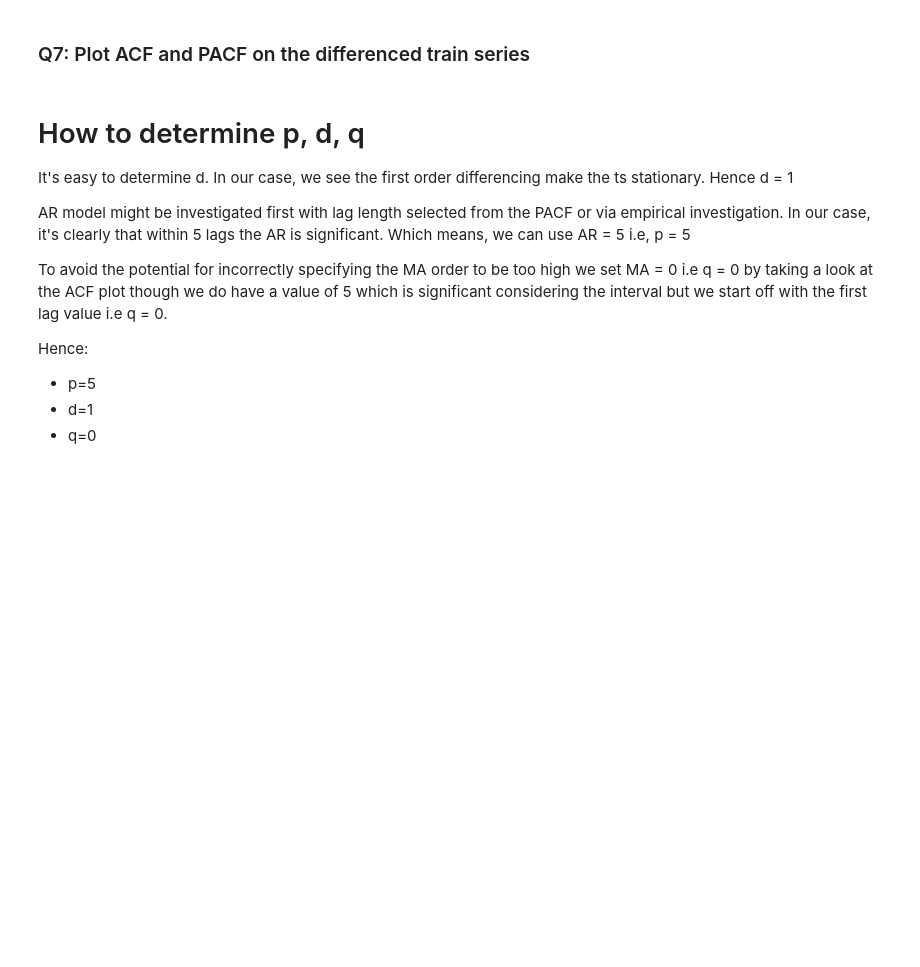
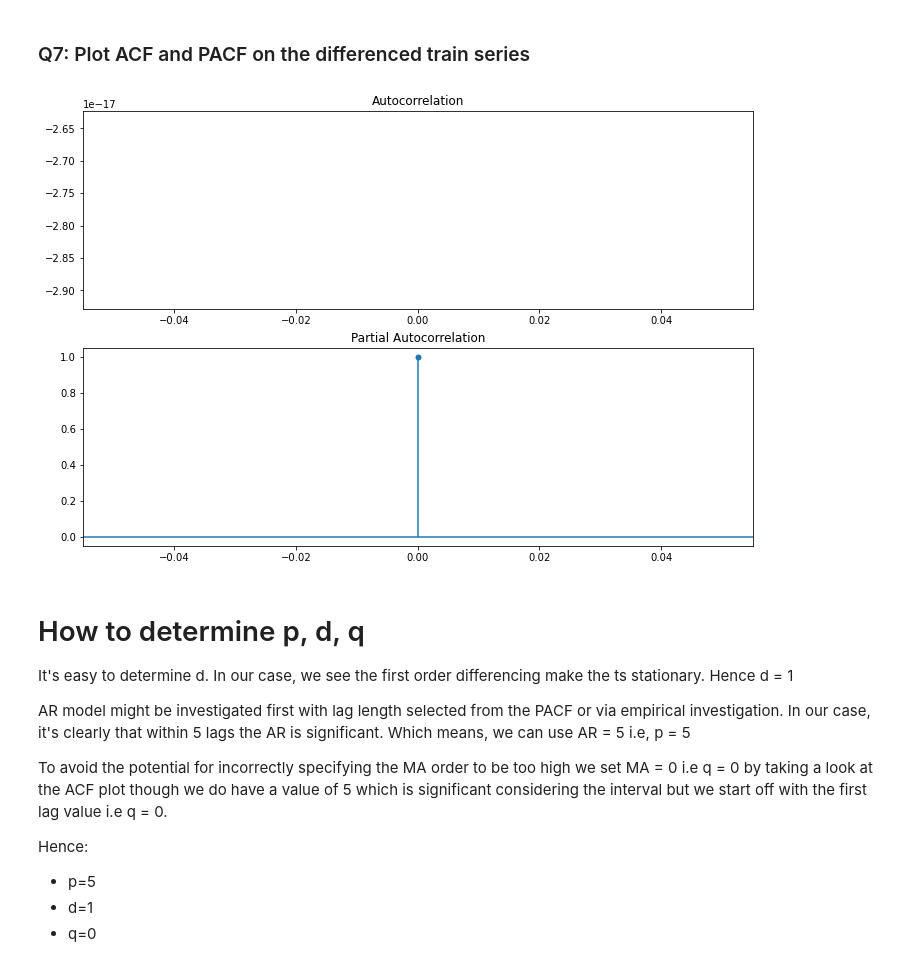
Before and after one commit to fshih1997/mec-mini-projects, a Jupyter notebook: mec-18.5.1-time-series-analysis-mini-project/Mini_Project_Time_Series_Forecasting.ipynb, the cells around one changed output. Drawn from its saved outputs; the diff is of its cells as text; code cells hidden in the pictures; blank space fills up the shorter version.

```diff
--- a/mec-18.5.1-time-series-analysis-mini-project/Mini_Project_Time_Series_Forecasting.ipynb
+++ b/mec-18.5.1-time-series-analysis-mini-project/Mini_Project_Time_Series_Forecasting.ipynb
@@ -391,9 +389,11 @@ train_series
 # %%
-train_series = train_data['Close'].diff(periods=1)
+train_series_diff = train_series.diff(periods=1)
 
 fig, ax = plt.subplots(2, 1, figsize=(12,8))
-plot_acf(train_series, ax=ax[0]); #
-plot_pacf(train_series, ax=ax[1]);
+plot_acf(train_series_diff, ax=ax[0]); #
+plot_pacf(train_series_diff, ax=ax[1]);
+# %% [output]
+[figure, added]
 # %% [markdown]
 # How to determine p, d, q
 
```
Also changed, not shown: parts of 38 cells of this notebook.
